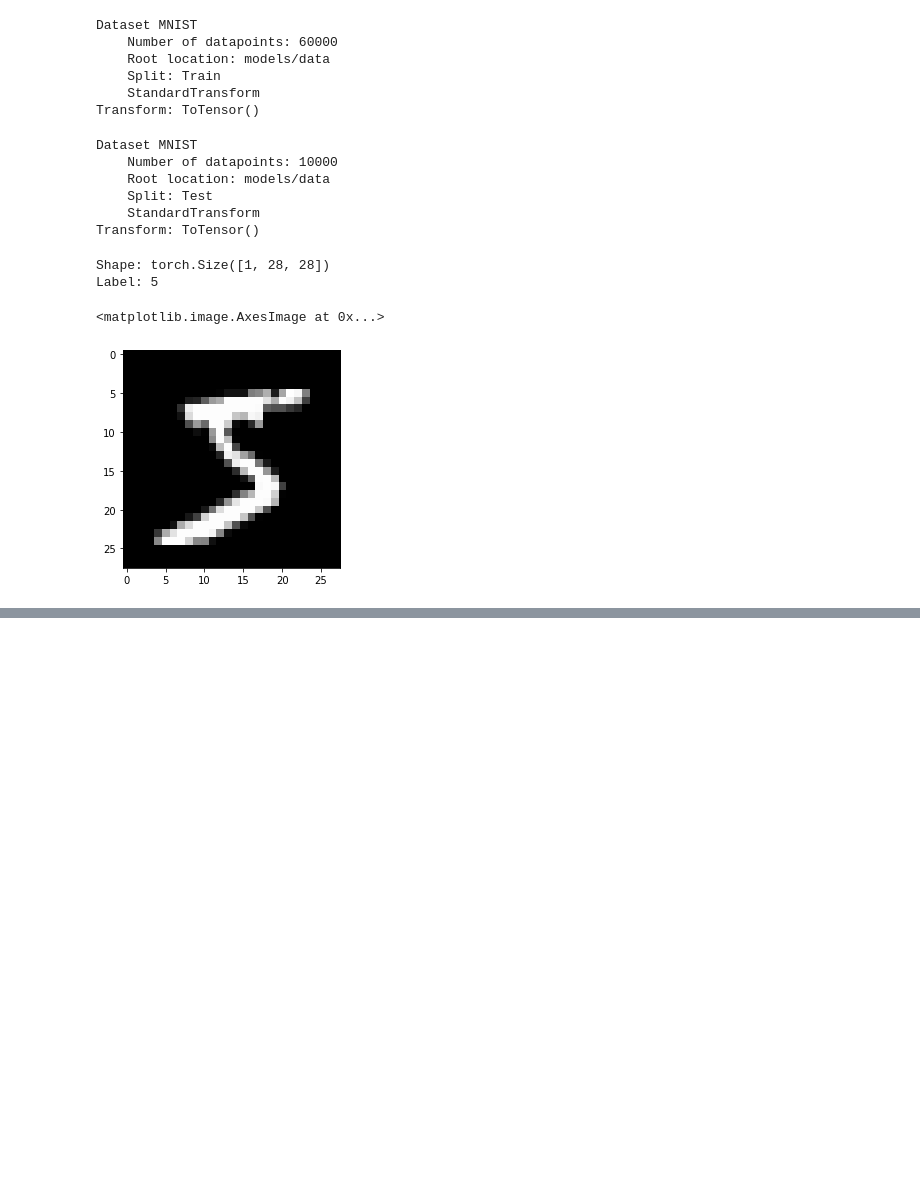
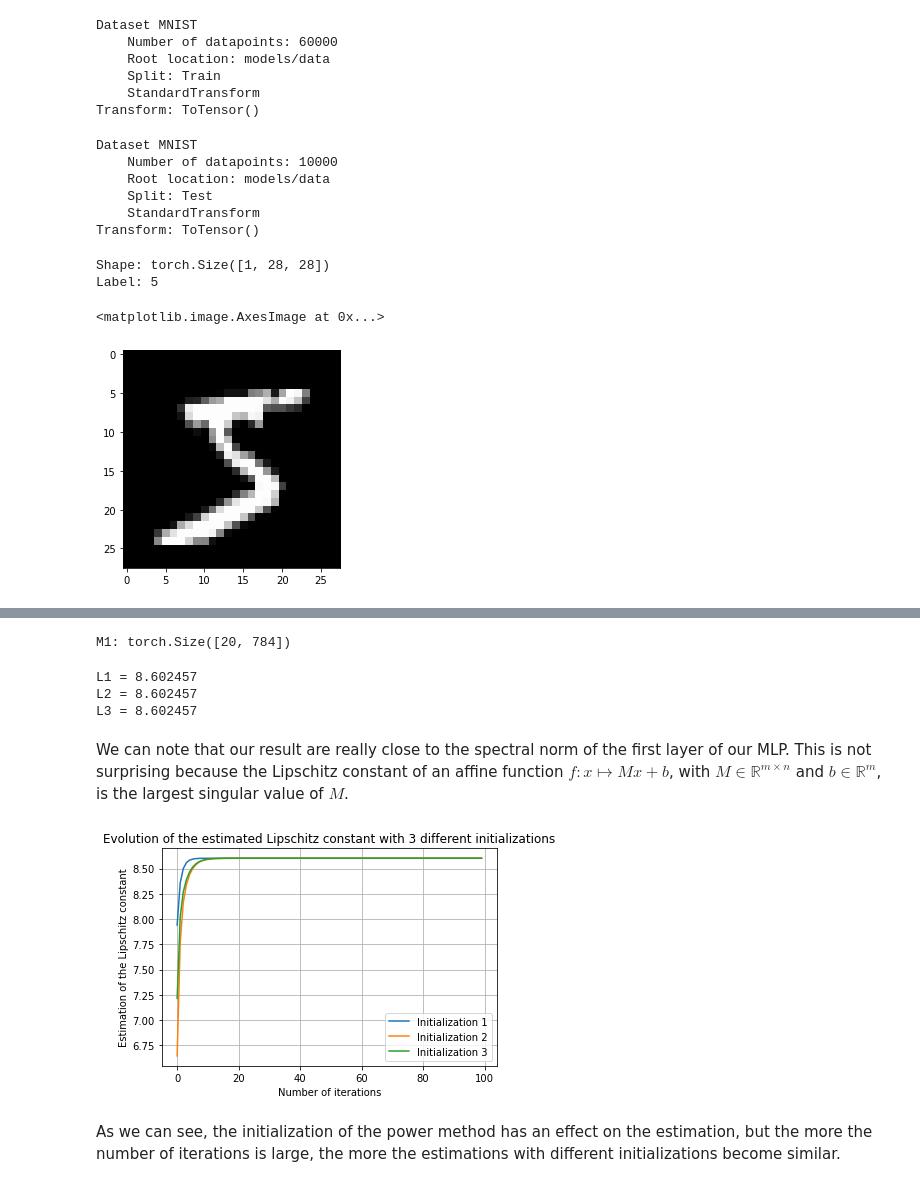
Before and after one commit to HeinrichAD/lipEstimation, a Jupyter notebook: essai_mlp.ipynb, the cells around one changed output, grey strips where cells are left out. Saved outputs shown, nothing was run; the diff lists cells and outputs as text; code cells hidden in the pictures; blank space fills up the shorter version.

```diff
--- a/essai_mlp.ipynb
+++ b/essai_mlp.ipynb
@@ -164,0 +317,5 @@ tensor(97.0800, grad_fn=<MulBackward0>)
+# %%
+M1 = model.d1.weight
+print('M1:', M1.shape)
+# %% [output]
+M1: torch.Size([20, 784])
@@ -164,0 +327,54 @@ tensor(97.0800, grad_fn=<MulBackward0>)
+# %%
+# A simpler version of AutoGrad compliant power method (without automatic differentiation) applied to an afine function
+def AG_power_method(f, M, v_init, N=10):
+    v = v_init
+    L_evol = []
+
+    for k in range(N):
+        v = M.T @ M @ v
+        lmda = torch.linalg.norm(v)
+        v = v / lmda
+
+        # We store the different values of L(f) that are estimated
+        L = torch.linalg.norm(f(v) - f(torch.zeros(v.shape[0]))).detach().numpy()  # In our case, f(0)=0, but we keep it
+        L_evol.append(L)
+    return L, L_evol
+# %%
+# We run 3 different simulations to evaluate the effect of the initialization
+N_iter = 100  # Number of iterations
+
+# Three different initializations
+v_init1 = torch.randint(-10, 10, (M1.shape[1],), dtype=torch.float)
+v_init2 = torch.randint(-10, 10, (M1.shape[1],), dtype=torch.float)
+v_init3 = torch.randint(-10, 10, (M1.shape[1],), dtype=torch.float)
+
+# We run 3 different simulations
+L1, L_evol1 = AG_power_method(f, M1, v_init1, N=N_iter)
+L2, L_evol2 = AG_power_method(f, M1, v_init2, N=N_iter)
+L3, L_evol3 = AG_power_method(f, M1, v_init3, N=N_iter)
+
+# We print the 3 Lipschitz constant estimations
+print('L1 =', L1)
+print('L2 =', L2)
+print('L3 =', L3)
+# %% [output]
+L1 = 8.602457
+L2 = 8.602457
+L3 = 8.602457
+# %% [markdown]
+We can note that our result are really close to the spectral norm of the first layer of our MLP. This is not surprising because the Lipschitz constant of an affine function $f : x \mapsto Mx + b $, with $M \in \mathbb{R}^{m \times n}$ and $b \in \mathbb{R}^m$, is the largest singular value of $M$.
+# %%
+# We plot the evolution of the estimated Lipschitz constant with 3 different initializations
+plt.plot(L_evol1, label='Initialization 1')
+plt.plot(L_evol2, label='Initialization 2')
+plt.plot(L_evol3, label='Initialization 3')
+plt.ylabel('Estimation of the Lipschitz constant')
+plt.xlabel('Number of iterations')
+plt.title('Evolution of the estimated Lipschitz constant with 3 different initializations')
+plt.grid()
+plt.legend()
+plt.show()
+# %% [output]
+[figure, added]
+# %% [markdown]
+As we can see, the initialization of the power method has an effect on the estimation, but the more the number of iterations is large, the more the estimations with different initializations become similar.
```
Also changed, not shown: parts of 41 cells of this notebook.
